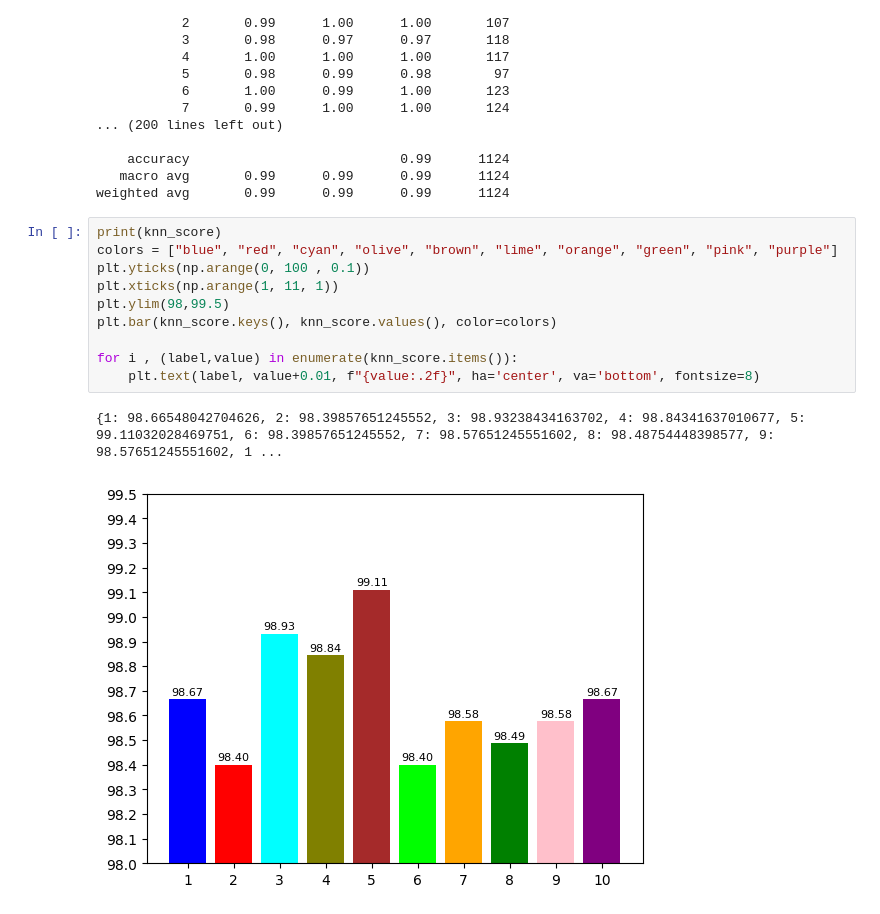
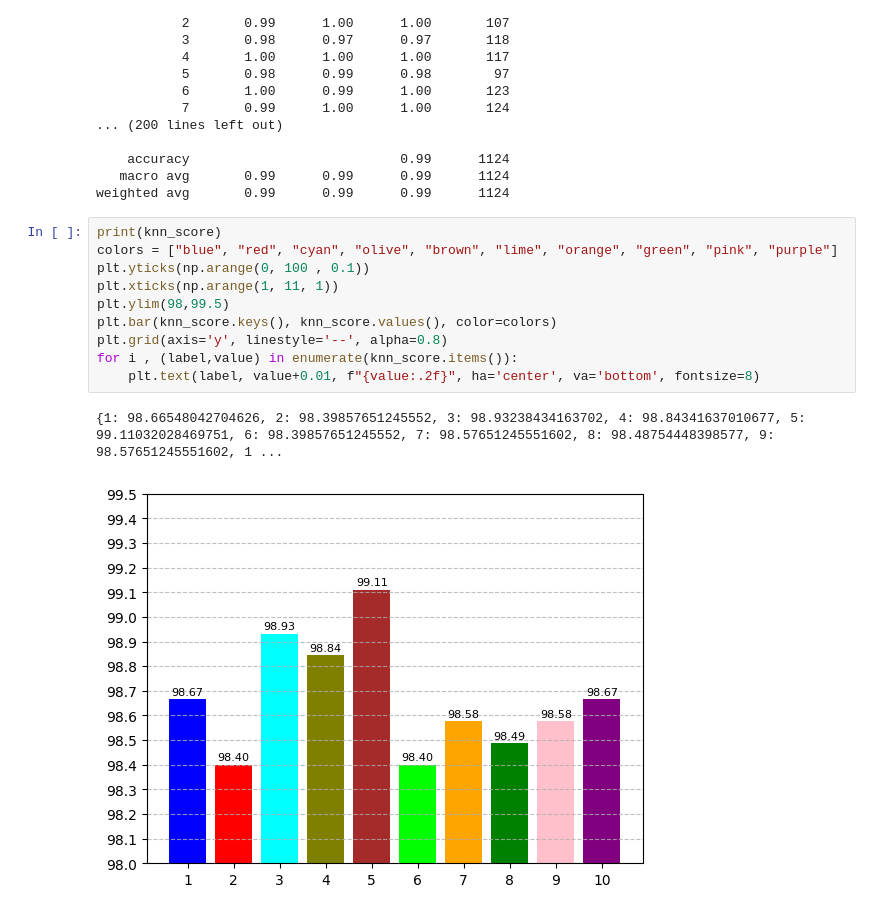
Before and after one commit to Muhammad-Abdullah-Feroz/Macine-Learning, a Jupyter notebook: OCR_Digits.ipynb, the cells around one changed output. Cells and saved outputs as stored; diff of their text form.

```diff
--- a/OCR_Digits.ipynb
+++ b/OCR_Digits.ipynb
@@ -260,16 +259,16 @@ weighted avg       0.99      0.99      0.99      1124
 # %%
 print(knn_score)
 colors = ["blue", "red", "cyan", "olive", "brown", "lime", "orange", "green", "pink", "purple"]
 plt.yticks(np.arange(0, 100 , 0.1))
 plt.xticks(np.arange(1, 11, 1))
 plt.ylim(98,99.5)
 plt.bar(knn_score.keys(), knn_score.values(), color=colors)
-
+plt.grid(axis='y', linestyle='--', alpha=0.8)
 for i , (label,value) in enumerate(knn_score.items()):
     plt.text(label, value+0.01, f"{value:.2f}", ha='center', va='bottom', fontsize=8)
 # %% [output]
 {1: 98.66548042704626, 2: 98.39857651245552, 3: 98.93238434163702, 4: 98.84341637010677, 5: 99.11032028469751, 6: 98.39857651245552, 7: 98.57651245551602, 8: 98.48754448398577, 9: 98.57651245551602, 1 ...
-[figure, old version]
+[figure, new version]
 # %%
 knn = KNeighborsClassifier(n_neighbors=5)
 knn.fit(X_train, Y_train)
```
Also changed, not shown: parts of 13 cells of this notebook.
